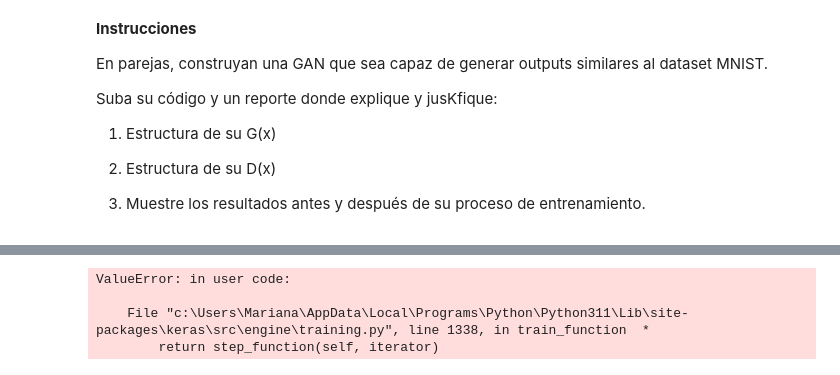
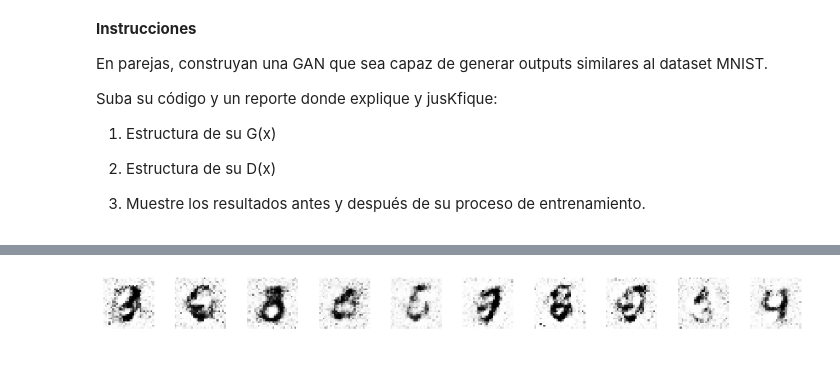
Before and after one commit to Marianadaso3/Lab5-DL, a Jupyter notebook: main.ipynb, the cells around one changed output, grey strips where cells are left out. Cells and saved outputs as stored; diff of their text form; code cells hidden in the pictures.

```diff
--- a/main.ipynb
+++ b/main.ipynb
@@ -31,7 +100,7 @@ from tensorflow.keras.optimizers import Adam
 # Cargar el conjunto de datos MNIST
 (X_train, _), (_, _) = mnist.load_data()
 X_train = X_train / 127.5 - 1.0  # Escalar las imágenes al rango [-1, 1]
-X_train = X_train.reshape(X_train.shape[0], 784)  # Aplanar las imágenes
+
 
 # Definir el generador (G)
 def build_generator():
@@ -116,5 +185,8 @@ def plot_generated_images(epoch, generator, examples=10, dim=(1, 10), figsize=(1
     plt.show()
 
 # Entrenar la GAN
-train_gan(epochs=100, batch_size=128)
+train_gan(epochs=2, batch_size=100)
+
+# Generar y mostrar imágenes después del entrenamiento
+plot_generated_images("final", generator)
 # %% [output]
@@ -125,4 +210 @@ Epoch 1
-ValueError: in user code:
-
-    File "c:\Users\Mariana\AppData\Local\Programs\Python\Python311\Lib\site-packages\keras\src\engine\training.py", line 1338, in train_function  *
-        return step_function(self, iterator)
+[figure, added]
```
Also changed, not shown: parts of 4 cells of this notebook, 2 other files.
